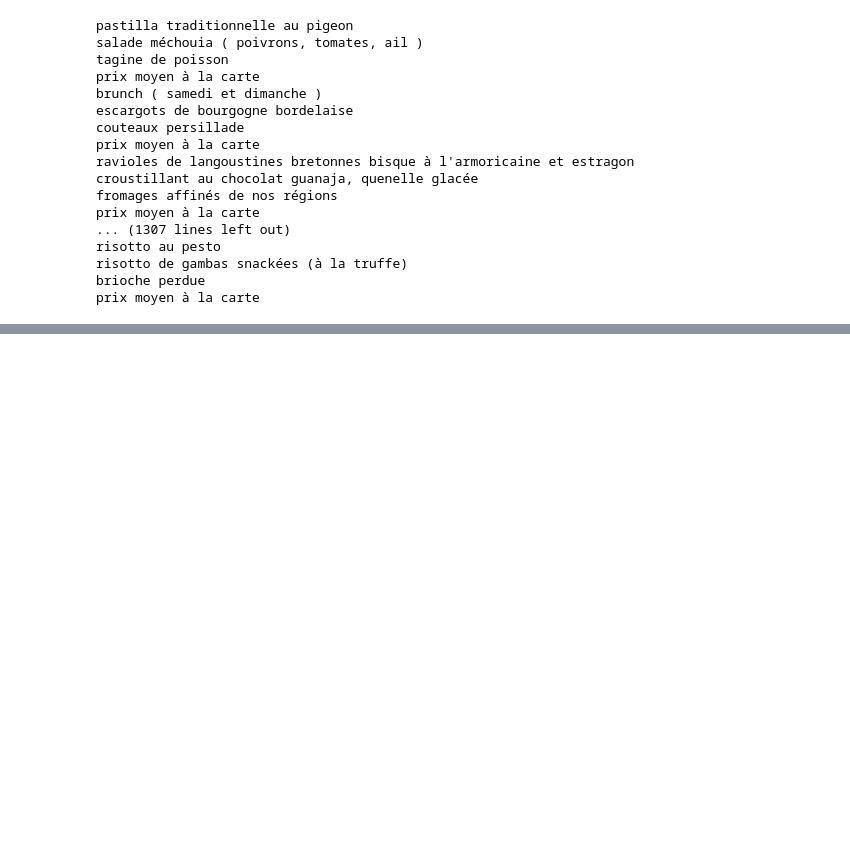
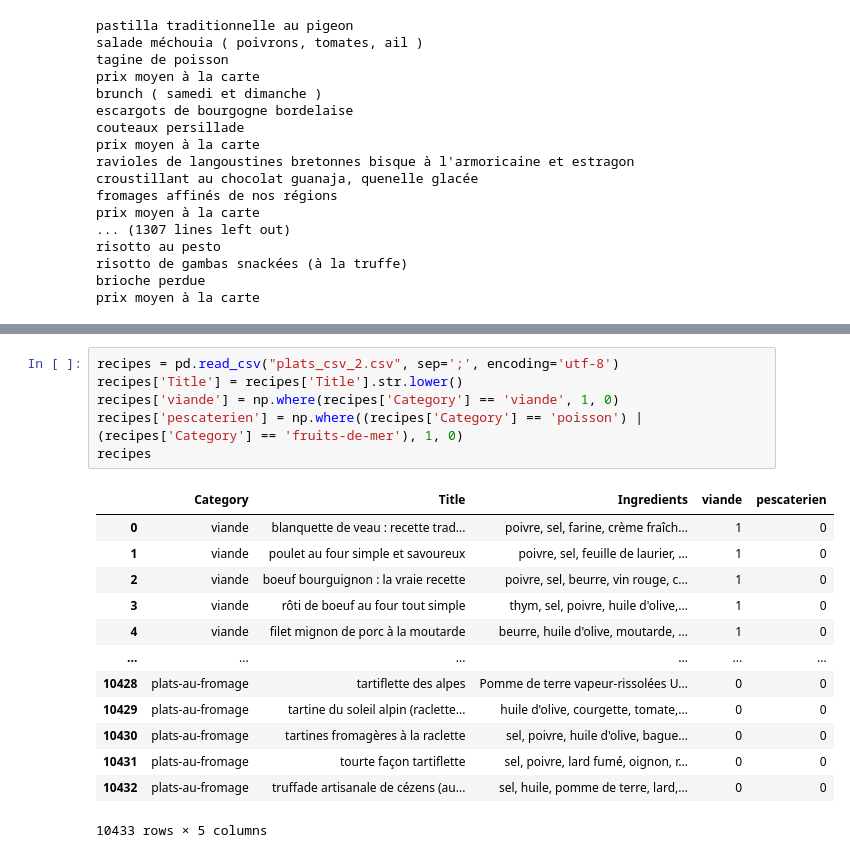
Before and after one commit to Northindochina/vegetarian-menu, a Jupyter notebook: soup_nikola.ipynb, the cells around one changed output, grey strips where cells are left out. Drawn from its saved outputs; the diff is of its cells as text; blank space fills up the shorter version.

```diff
--- a/soup_nikola.ipynb
+++ b/soup_nikola.ipynb
@@ -926,0 +933,20 @@ prix moyen à la carte
+# %%
+recipes = pd.read_csv("plats_csv_2.csv", sep=';', encoding='utf-8')
+recipes['Title'] = recipes['Title'].str.lower()
+recipes['viande'] = np.where(recipes['Category'] == 'viande', 1, 0)
+recipes['pescaterien'] = np.where((recipes['Category'] == 'poisson') | (recipes['Category'] == 'fruits-de-mer'), 1, 0)
+recipes
+# %% [output]
+|  | Category | Title | Ingredients | viande | pescaterien |
+| 0 | viande | blanquette de veau : recette trad... | poivre, sel, farine, crème fraîch... | 1 | 0 |
+| 1 | viande | poulet au four simple et savoureux | poivre, sel, feuille de laurier, ... | 1 | 0 |
+| 2 | viande | boeuf bourguignon : la vraie recette | poivre, sel, beurre, vin rouge, c... | 1 | 0 |
+| 3 | viande | rôti de boeuf au four tout simple | thym, sel, poivre, huile d'olive,... | 1 | 0 |
+| 4 | viande | filet mignon de porc à la moutarde | beurre, huile d'olive, moutarde, ... | 1 | 0 |
+| ... | ... | ... | ... | ... | ... |
+| 10428 | plats-au-fromage | tartiflette des alpes | Pomme de terre vapeur-rissolées U... | 0 | 0 |
+| 10429 | plats-au-fromage | tartine du soleil alpin (raclette... | huile d'olive, courgette, tomate,... | 0 | 0 |
+| 10430 | plats-au-fromage | tartines fromagères à la raclette | sel, poivre, huile d'olive, bague... | 0 | 0 |
+| 10431 | plats-au-fromage | tourte façon tartiflette | sel, poivre, lard fumé, oignon, r... | 0 | 0 |
+| 10432 | plats-au-fromage | truffade artisanale de cézens (au... | sel, huile, pomme de terre, lard,... | 0 | 0 |
+10433 rows × 5 columns
```
Also changed, not shown: parts of 6 cells of this notebook.
